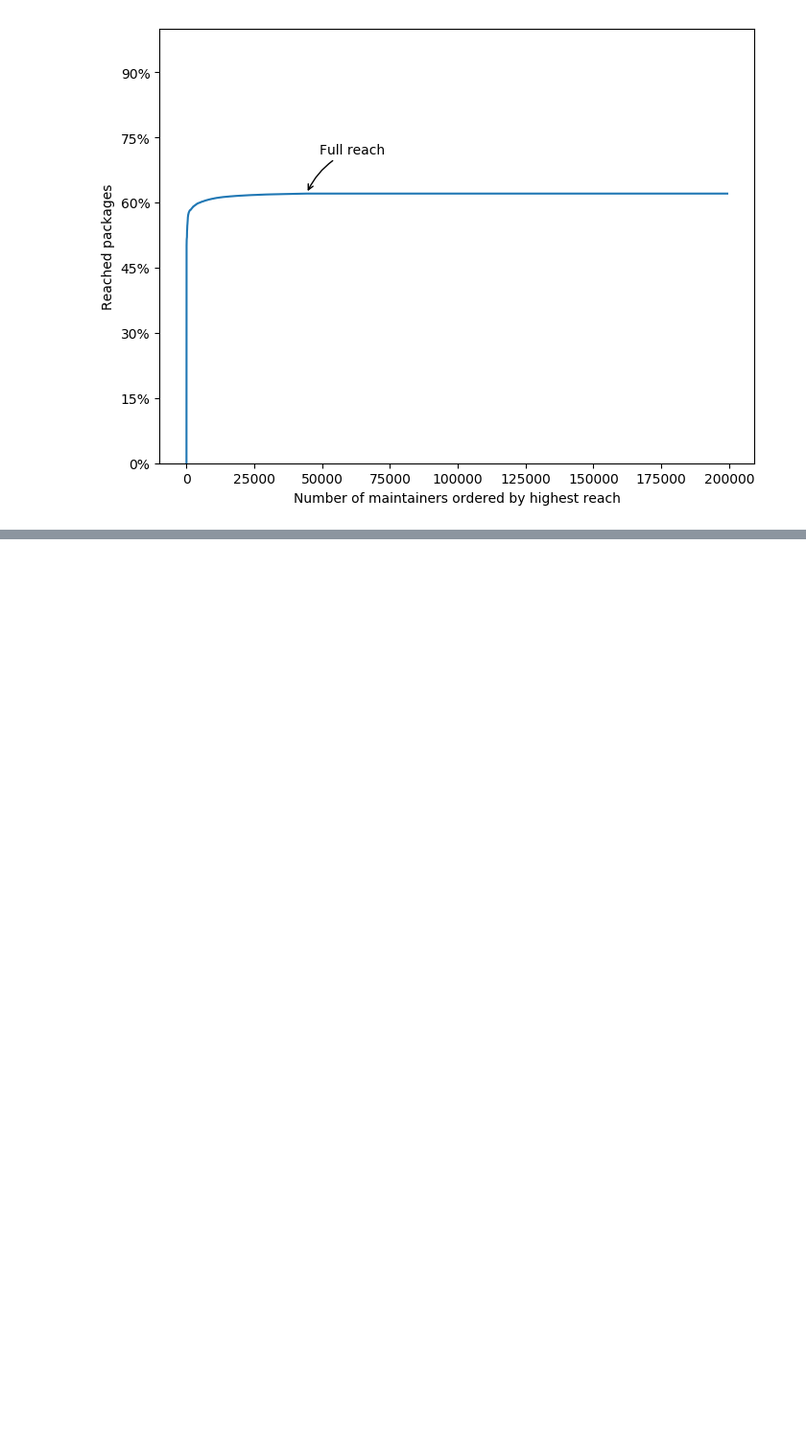
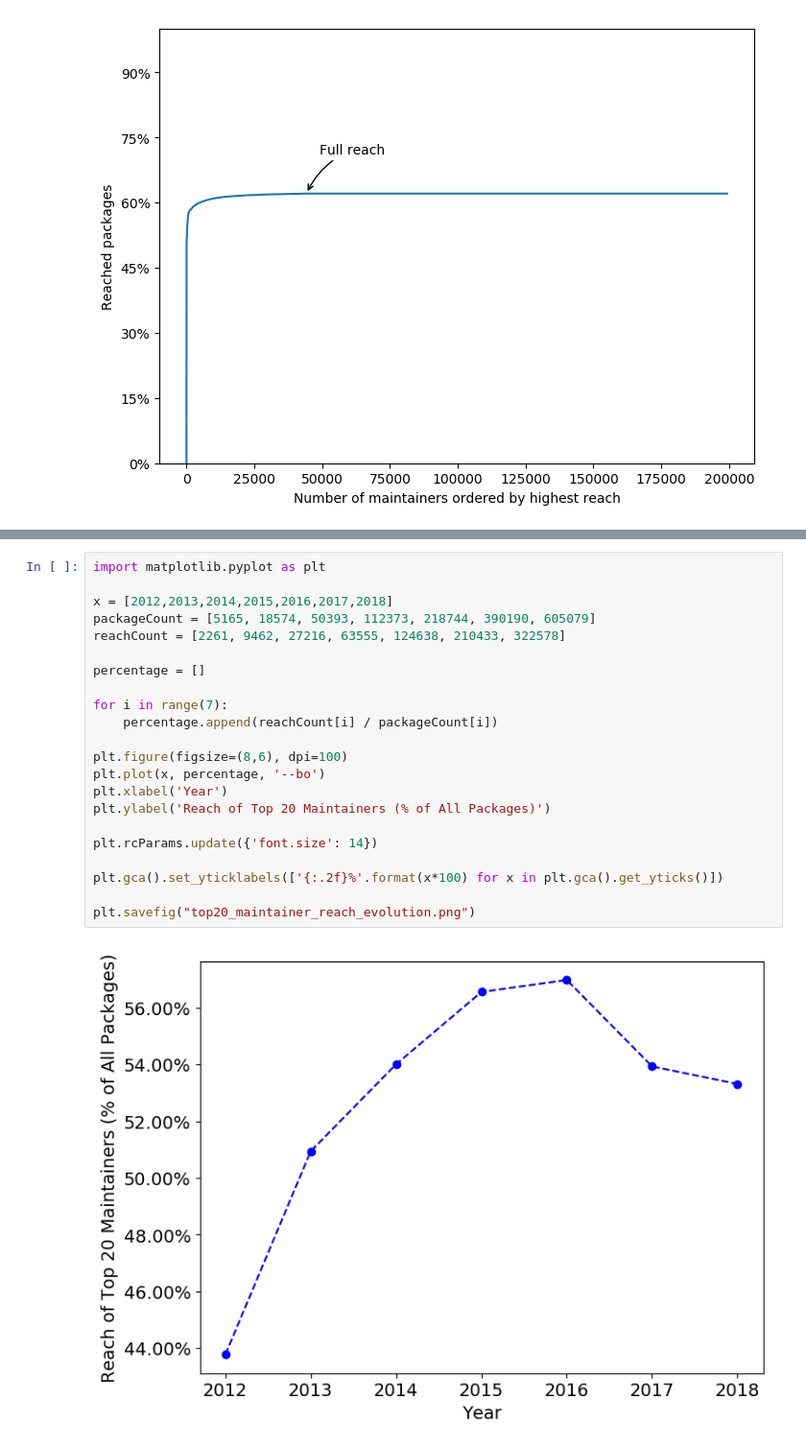
Before and after one commit to markuszm/npm-analysis, a Jupyter notebook: jupyterlab/graphs/MaintainerReach.ipynb, the cells around one changed output, grey strips where cells are left out. Shown: that part at 96% size. Saved outputs shown, nothing was run; the diff lists cells and outputs as text; blank space fills up the shorter version.

```diff
--- a/jupyterlab/graphs/MaintainerReach.ipynb
+++ b/jupyterlab/graphs/MaintainerReach.ipynb
@@ -75,0 +80,24 @@ plt.savefig("top100_reach_maintainer.png")
+# %%
+import matplotlib.pyplot as plt
+
+x = [2012,2013,2014,2015,2016,2017,2018]
+packageCount = [5165, 18574, 50393, 112373, 218744, 390190, 605079]
+reachCount = [2261, 9462, 27216, 63555, 124638, 210433, 322578]
+
+percentage = []
+
+for i in range(7):
+    percentage.append(reachCount[i] / packageCount[i])
+
+plt.figure(figsize=(8,6), dpi=100)
+plt.plot(x, percentage, '--bo')
+plt.xlabel('Year')
+plt.ylabel('Reach of Top 20 Maintainers (% of All Packages)')
+
+plt.rcParams.update({'font.size': 14})
+
+plt.gca().set_yticklabels(['{:.2f}%'.format(x*100) for x in plt.gca().get_yticks()])
+
+plt.savefig("top20_maintainer_reach_evolution.png")
+# %% [output]
+[figure, added]
```
Also changed, not shown: parts of 2 cells of this notebook.
